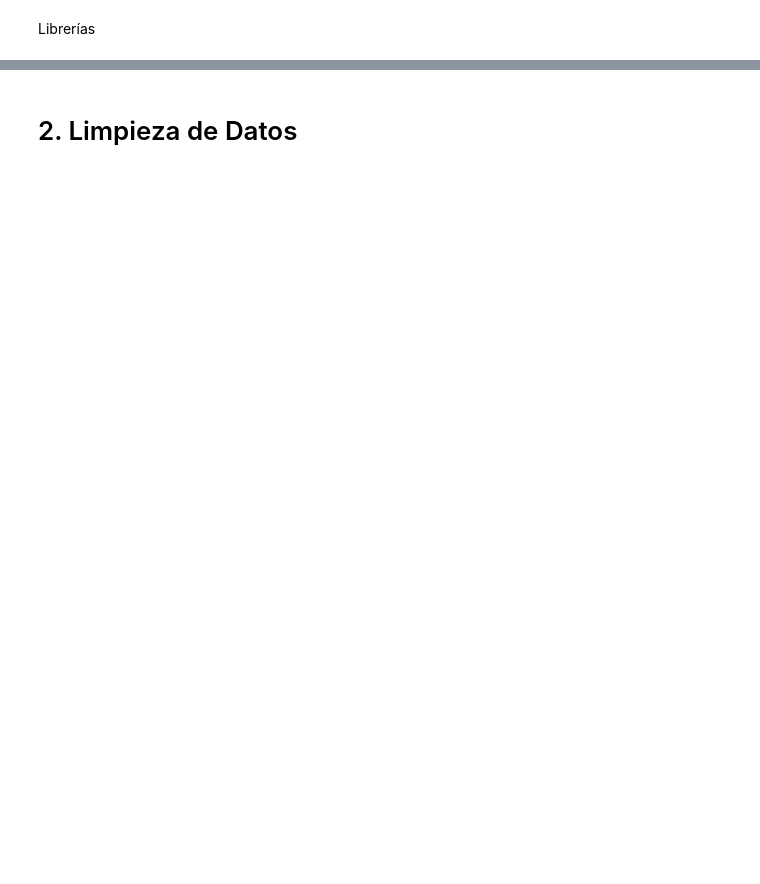
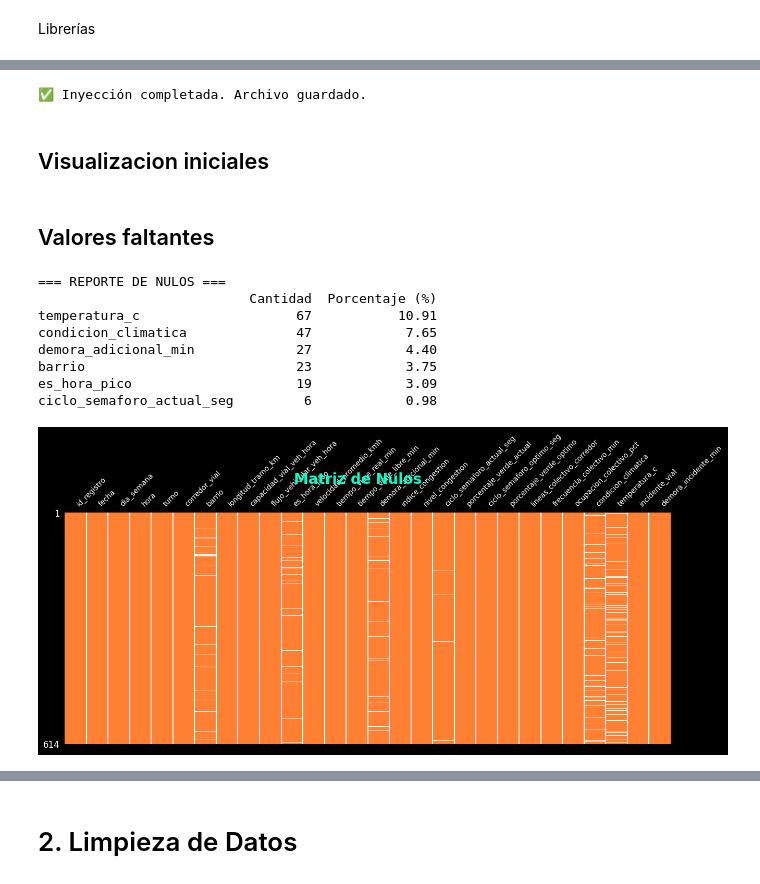
Before and after one commit to VALESOLCORTEZ/ABP-M-dulo-Analista-de-Datos-1, a Jupyter notebook: ABP_Modulo_Analista_Grupo_16.ipynb, the cells around one changed output, grey strips where cells are left out. Cells and saved outputs as stored; diff of their text form; code cells hidden in the pictures; blank space fills up the shorter version.

```diff
--- a/ABP_Modulo_Analista_Grupo_16.ipynb
+++ b/ABP_Modulo_Analista_Grupo_16.ipynb
@@ -220,0 +247,75 @@ Duplicados en df_trafico:
+# %%
+
+import random
+import math
+
+# PARTE 1: INYECCIÓN DE ERRORES ASIMÉTRICOS (Caos Realista)
+
+df_sucio = df.copy()
+
+cols_numericas = df_sucio.select_dtypes(include=['number']).columns.tolist()
+cols_texto = df_sucio.select_dtypes(include=['object']).columns.tolist()
+
+def elegir_multiples(lista, cant):
+    return random.sample(lista, min(cant, len(lista))) if lista else []
+
+# 1. Duplicados (Aleatorio entre 2% y 6%)
+num_dup = int(len(df_sucio) * random.uniform(0.02, 0.06))
+df_sucio = pd.concat([df_sucio, df_sucio.sample(n=num_dup, random_state=42)], ignore_index=True)
+
+# 2. Nulos Asimétricos (Porcentajes distintos para cada columna, entre 1% y 12%)
+for col in elegir_multiples(cols_numericas, 3) + elegir_multiples(cols_texto, 3):
+    porcentaje_azar = random.uniform(0.01, 0.12) # Cada columna recibe un daño distinto
+    df_sucio.loc[df_sucio.sample(frac=porcentaje_azar).index, col] = np.nan
+
+# 3. Atípicos (Daño aleatorio entre 1% y 4%, con multiplicadores distintos)
+for col in elegir_multiples(cols_numericas, 3):
+    idx = df_sucio.sample(frac=random.uniform(0.01, 0.04)).index
+    # A veces multiplica por 10, a veces vuelve el número negativo
+    df_sucio.loc[idx, col] = df_sucio.loc[idx, col] * random.choice([10, -1, 20])
+
+# 4. Errores de Tipeo (Cantidades aleatorias)
+cols_tipeo = elegir_multiples(cols_texto, 3)
+if len(cols_tipeo) > 0:
+    df_sucio.loc[df_sucio.sample(frac=random.uniform(0.01, 0.05)).index, cols_tipeo[0]] = df_sucio[cols_tipeo[0]].astype(str) + " "
+if len(cols_tipeo) > 1:
+    df_sucio.loc[df_sucio.sample(frac=random.uniform(0.01, 0.05)).index, cols_tipeo[1]] = df_sucio[cols_tipeo[1]].astype(str).str.lower()
+if len(cols_tipeo) > 2:
+    df_sucio.loc[df_sucio.sample(frac=random.uniform(0.01, 0.05)).index, cols_tipeo[2]] = "-" + df_sucio[cols_tipeo[2]].astype(str)
+
+df_sucio = df_sucio.sample(frac=1, random_state=7).reset_index(drop=True)
+df_sucio.to_csv("Dataset_Trafico_Cordoba_Inyeccion_Perfecta.csv", index=False)
+print("✅ Inyección completada. Archivo guardado.\n")
+# %% [output]
+✅ Inyección completada. Archivo guardado.
+# %% [markdown]
+## Visualizacion iniciales
+# %% [markdown]
+## Valores faltantes
+# %%
+import missingno as msno
+
+df_analisis = df_sucio.copy()
+plt.style.use('dark_background')
+
+# REPORTE 1: NULOS
+print("=== REPORTE DE NULOS ===")
+nulos = df_analisis.isnull().sum()
+resumen_nulos = pd.DataFrame({'Cantidad': nulos, 'Porcentaje (%)': (nulos / len(df_analisis)) * 100})
+print(resumen_nulos[resumen_nulos['Cantidad'] > 0].sort_values(by='Cantidad', ascending=False).round(2))
+
+fig1, ax1 = plt.subplots(figsize=(15, 6))
+msno.matrix(df_analisis, ax=ax1, color=(1.0, 0.5, 0.2), sparkline=False, fontsize=10)
+fig1.suptitle('Matriz de Nulos', color='#00FFCC', fontsize=20, weight='bold')
+plt.subplots_adjust(top=0.85)
+plt.show()
+# %% [output]
+=== REPORTE DE NULOS ===
+                           Cantidad  Porcentaje (%)
+temperatura_c                    67           10.91
+condicion_climatica              47            7.65
+demora_adicional_min             27            4.40
+barrio                           23            3.75
+es_hora_pico                     19            3.09
+ciclo_semaforo_actual_seg         6            0.98
+[figure, added]
```
Also changed, not shown: parts of 37 cells of this notebook.
